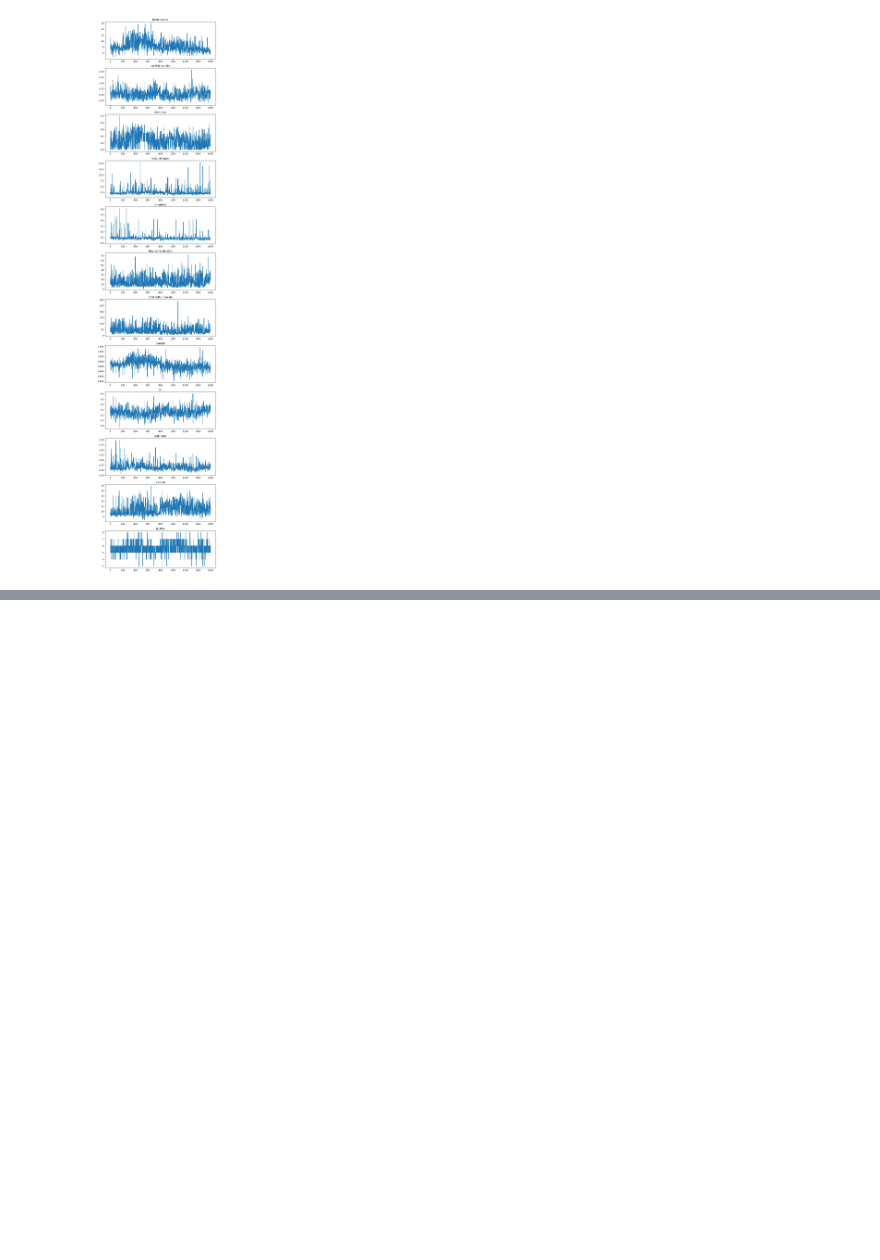
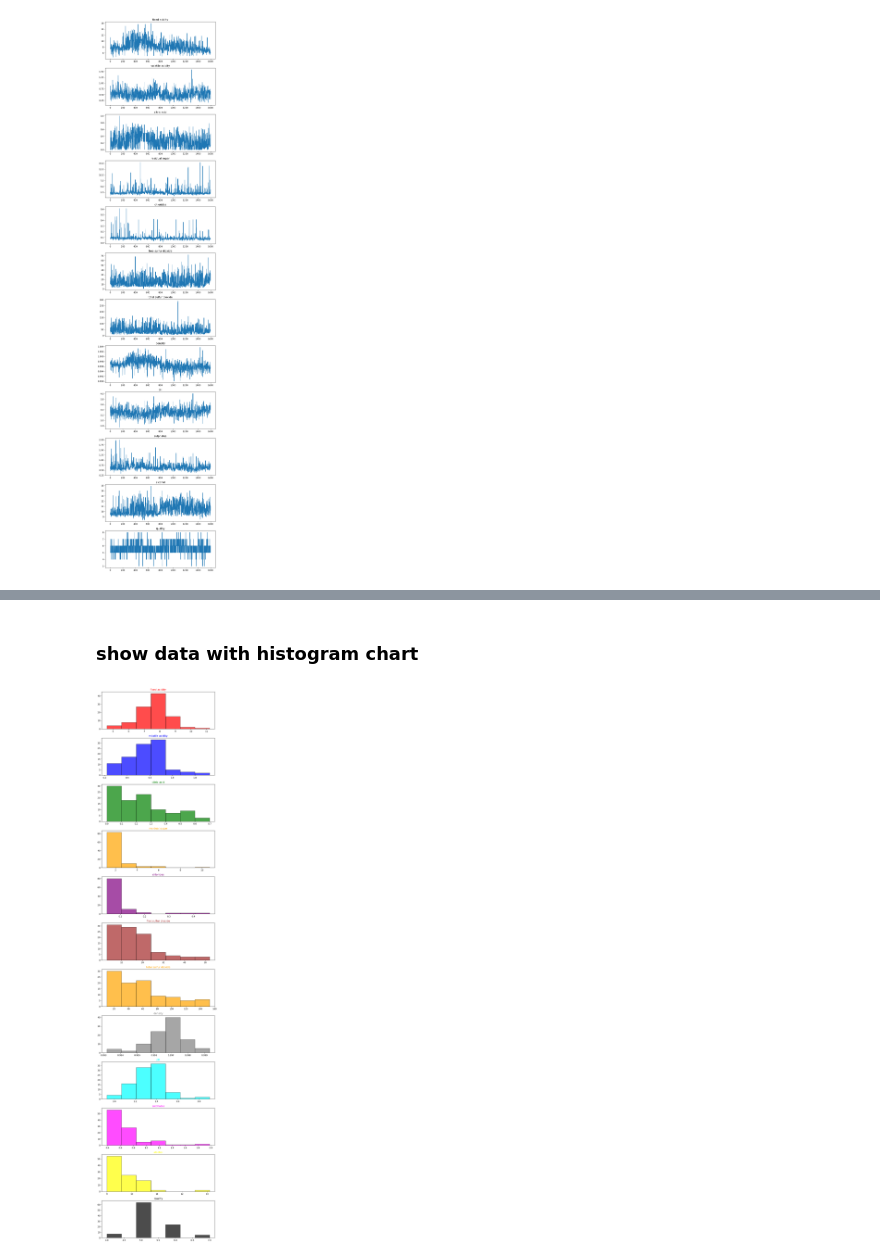
Before and after one commit to Azzure45/big-data-iot-labs, a Jupyter notebook: mini-projekt/mini-project-anton-mahdi.ipynb, the cells around one changed output, grey strips where cells are left out. Saved outputs shown, nothing was run; the diff lists cells and outputs as text; code cells hidden in the pictures; blank space fills up the shorter version.

```diff
--- a/mini-projekt/mini-project-anton-mahdi.ipynb
+++ b/mini-projekt/mini-project-anton-mahdi.ipynb
@@ -62,0 +135,19 @@ find_outlier_data(df, df.columns)
+# %% [markdown]
+### show data with histogram chart
+# %%
+import matplotlib.pyplot as plt
+
+def hist_subplots(df, columns):
+    n = len(columns)
+    fig, axes = plt.subplots(n, 1, figsize=(8, 3*n))
+    colors = ['red','blue','green','orange','purple','brown','orange','gray','cyan','magenta','yellow','black']
+    for ax, col,color in zip(axes, columns,colors):
+        ax.hist(df[col].iloc[:100],bins=7, edgecolor='black', color=color, alpha=0.7)
+        ax.set_title(col,color=color)
+
+    plt.tight_layout()
+    plt.show()
+
+hist_subplots(df, df.columns)
+# %% [output]
+[figure, added]
```
Also changed, not shown: parts of 9 cells of this notebook, 1 other file.
